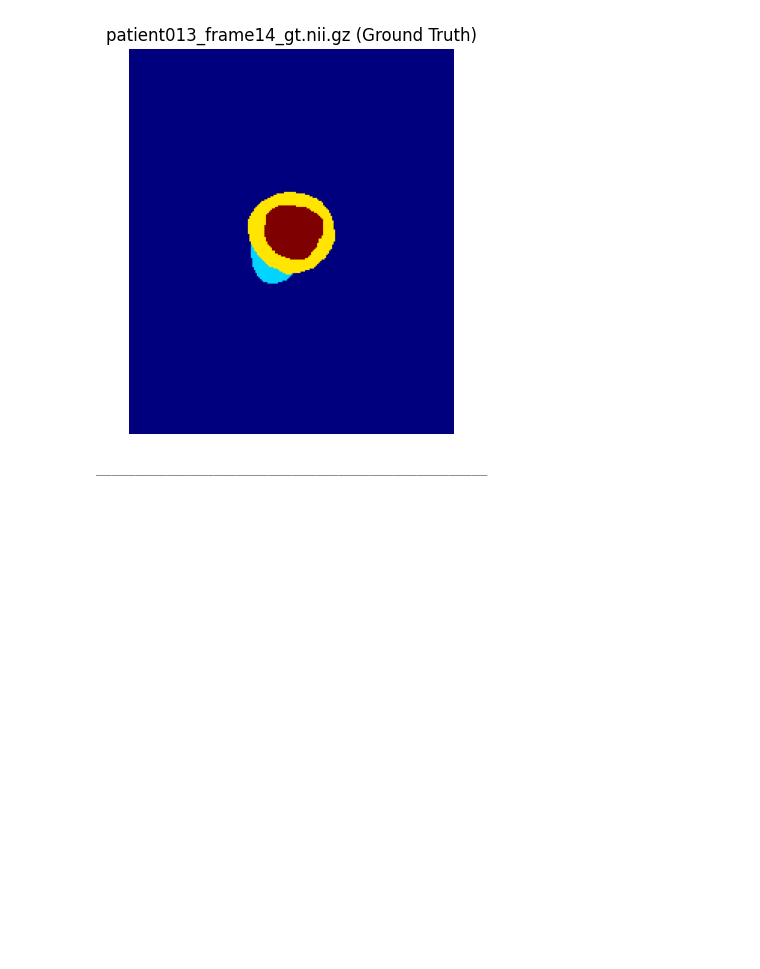
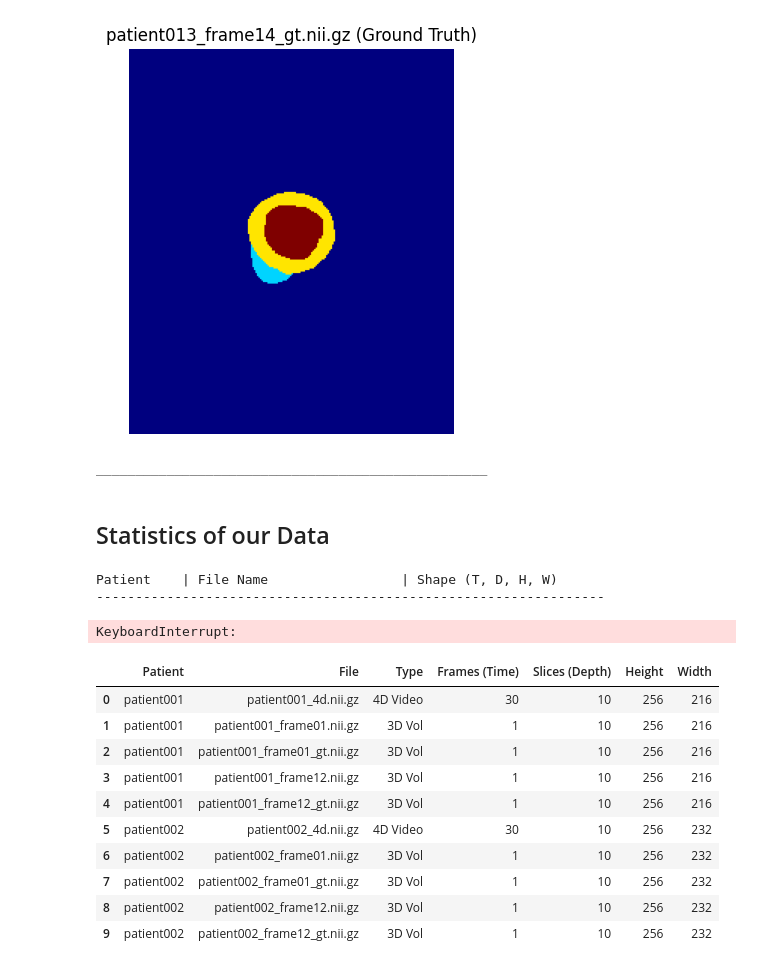
Before and after one commit to cankucukyilmaz/deep_learning_3d_medical_image_analysis_project, a Jupyter notebook: eda.ipynb, the cells around one changed output. Saved outputs shown, nothing was run; the diff lists cells and outputs as text; code cells hidden in the pictures; blank space fills up the shorter version.

```diff
--- a/eda.ipynb
+++ b/eda.ipynb
@@ -24,8 +25,8 @@ sitk.ProcessObject.SetGlobalWarningDisplay(False)
 ## Configuration
 # %%
 # train and test data
-training_data = os.path.join(os.getcwd(), "input", "training")
-testing_data = os.path.join(os.getcwd(), "input", "testing")
+training_data = os.path.join(os.getcwd(), "data", "raw", "training")
+testing_data = os.path.join(os.getcwd(), "data", "raw", "testing")
 # %% [markdown]
 ## Helper Functions
 # %%
@@ -284,3 +348,25 @@ __________________________________________________
 __________________________________________________
 # %%
 # gt stands for "ground truth"
+# %% [markdown]
+## Statistics of our Data
+# %%
+df_shapes = audit_all_shapes(training_data)
+# %% [output]
+Patient    | File Name                 | Shape (T, D, H, W)
+-----------------------------------------------------------------
+KeyboardInterrupt:
+# %%
+display(df_shapes.head(10))
+# %% [output]
+|  | Patient | File | Type | Frames (Time) | Slices (Depth) | Height | Width |
+| 0 | patient001 | patient001_4d.nii.gz | 4D Video | 30 | 10 | 256 | 216 |
+| 1 | patient001 | patient001_frame01.nii.gz | 3D Vol | 1 | 10 | 256 | 216 |
+| 2 | patient001 | patient001_frame01_gt.nii.gz | 3D Vol | 1 | 10 | 256 | 216 |
+| 3 | patient001 | patient001_frame12.nii.gz | 3D Vol | 1 | 10 | 256 | 216 |
+| 4 | patient001 | patient001_frame12_gt.nii.gz | 3D Vol | 1 | 10 | 256 | 216 |
+| 5 | patient002 | patient002_4d.nii.gz | 4D Video | 30 | 10 | 256 | 232 |
+| 6 | patient002 | patient002_frame01.nii.gz | 3D Vol | 1 | 10 | 256 | 232 |
+| 7 | patient002 | patient002_frame01_gt.nii.gz | 3D Vol | 1 | 10 | 256 | 232 |
+| 8 | patient002 | patient002_frame12.nii.gz | 3D Vol | 1 | 10 | 256 | 232 |
+| 9 | patient002 | patient002_frame12_gt.nii.gz | 3D Vol | 1 | 10 | 256 | 232 |
```
Also changed, not shown: parts of 3 cells of this notebook, 1 other file.
